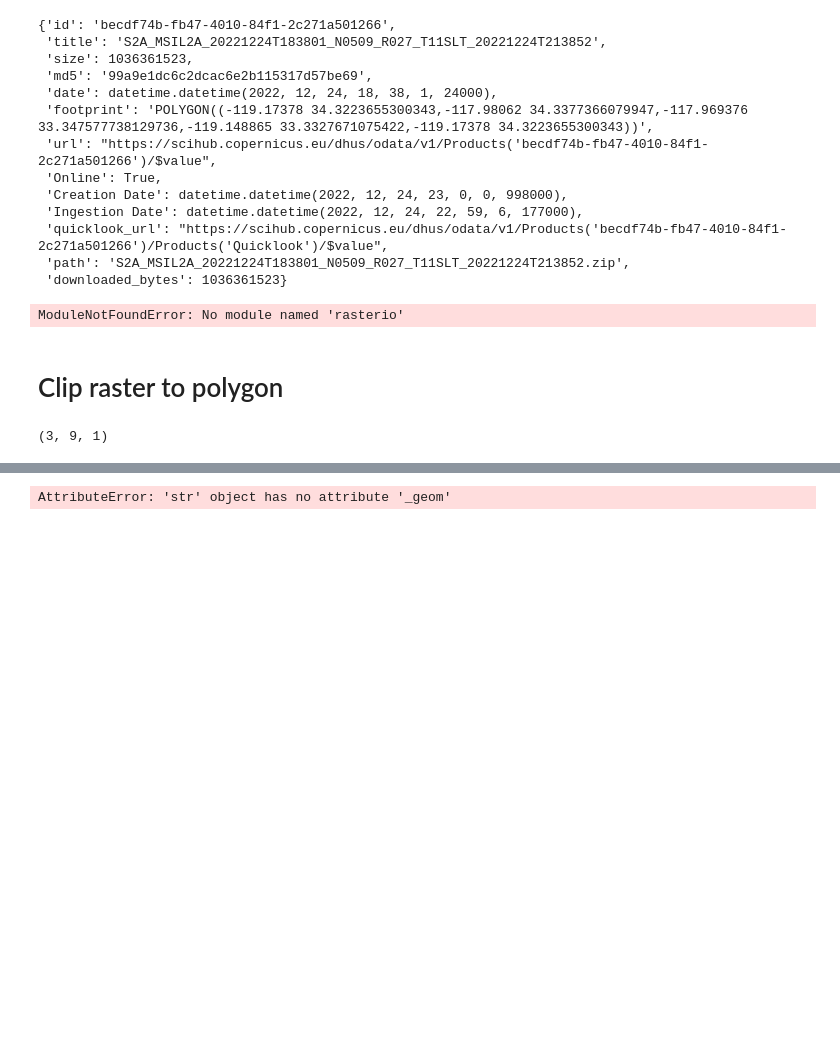
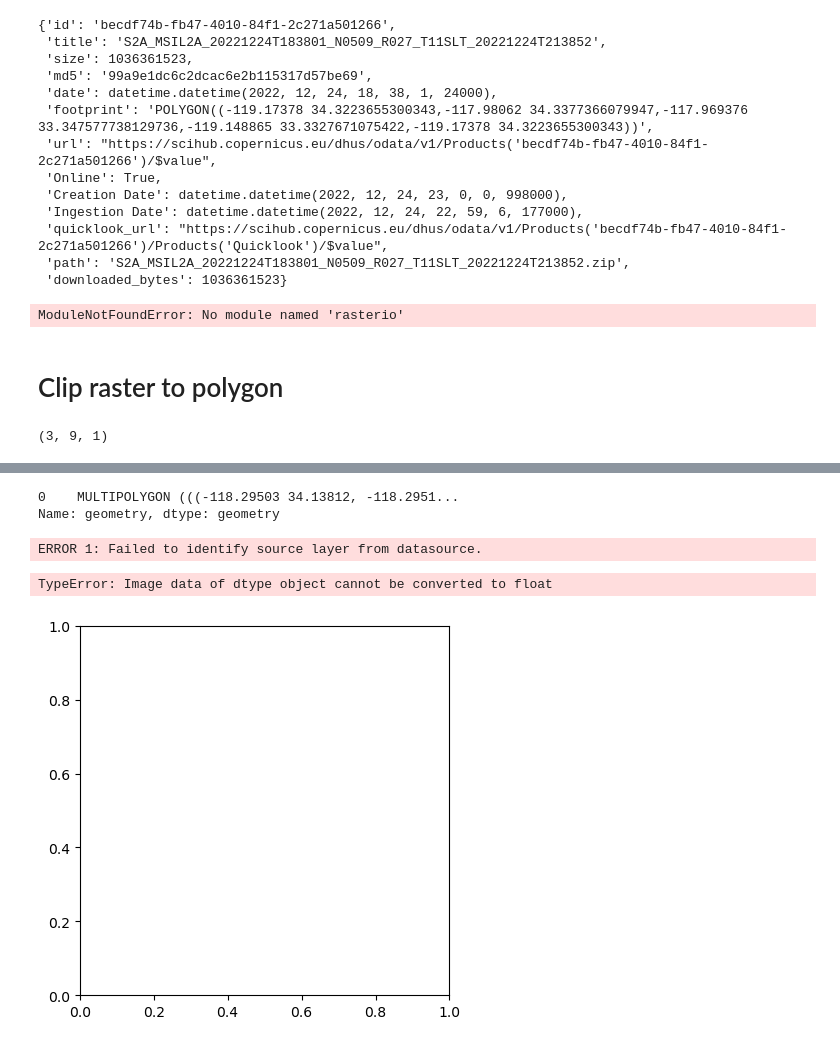
Before and after one commit to sralter/classifire, a Jupyter notebook: 01_capstone_notebooks/alter_samuel_capstone_satimagery.ipynb, the cells around one changed output, grey strips where cells are left out. Cells and saved outputs as stored; diff of their text form; code cells hidden in the pictures; blank space fills up the shorter version.

Commit message:
updated perimeter and satellite notebooks

```diff
--- a/01_capstone_notebooks/alter_samuel_capstone_satimagery.ipynb
+++ b/01_capstone_notebooks/alter_samuel_capstone_satimagery.ipynb
@@ -154,23 +165,40 @@ shapely.geos.geos_version
-# %%
-# first, merge perimeters
-
-from shapely.ops import cascaded_union
-
-poly='/Users/sra/Desktop/Data_Science_2023/_capstone/00_capstone_data/shapefiles/perimeters_sm/santa_monica_fire_perimeters.geojson'
-
-polygon=[poly]
-
-boundary=gpd.GeoSeries(cascaded_union(polygon))
-
-boundary.plot(color='red')
-plt.show()
-# %% [output]
-AttributeError: 'str' object has no attribute '_geom'
+# %%
+# get coordinates from geometry of sm_perim_merge
+
+sm_perim_merge['geometry']
+# %% [output]
+0    MULTIPOLYGON (((-118.29503 34.13812, -118.2951...
+Name: geometry, dtype: geometry
 # %%
 # https://opensourceoptions.com/blog/how-to-clip-a-raster-to-a-polygon-or-an-extent-with-python-extract-by-mask/
 
 import gdal
 
 fn_in = r"/Users/sra/Desktop/Data_Science_2023/_capstone/00_capstone_data/orthoimagery/2018/ortho_2018_merge_clip.tif"
 fn_clip = '/Users/sra/Desktop/Data_Science_2023/_capstone/00_capstone_data/orthoimagery/2018/ortho_2018_merge_sm_fire.tif'
 fn_poly = r"path/to/polygon.gpkg"
+
+# gdal.Warp(fn_clip, fn_in, cutlineDSName=fn_poly, cutlineLayer='polygon', cropToCutline=True)
+
+# from osgeo import gdal
+# fn_in = r"..\..\course-gdal-python\data\input\USGS_one_meter_x64y486_ID_FEMAHQ_2018.tif"
+fn_in=r'/Users/sra/Desktop/Data_Science_2023/_capstone/00_capstone_data/orthoimagery/2018/ortho_2018_merge_clip.tif'
+
+# fn_poly = r"..\..\course-gdal-python\data\input\polygon.gpkg"
+fn_poly=r'/Users/sra/Desktop/Data_Science_2023/_capstone/00_capstone_data/shapefiles/perimeters_sm/santa_monica_fire_perimeters_le2018_merge.geojson'
+
+# fn_clip = '../data/output/clip_polygon.tif'
+fn_clip='/Users/sra/Desktop/Data_Science_2023/_capstone/00_capstone_data/orthoimagery/2018/ortho_2018_merge_clip_fire.tif'
+
+
+ortho_fire=gdal.Warp(fn_clip, fn_in, cutlineDSName=fn_poly, cutlineLayer='polygon', cropToCutline=True)
+plt.imshow(ortho_fire)
+# gdal.Warp(fn_clip2, fn_in, cutlineDSName=fn_poly, cutlineLayer='polygon', cropToCutline=False)
+# where = "ID = '1'"
+# gdal.Warp(fn_clip_where1, fn_in, cutlineDSName=fn_poly, cutlineLayer='polygon', cropToCutline=True, cutlineWhere=where)
+# where = "ID = '2'"
+# gdal.Warp(fn_clip_where2, fn_in, cutlineDSName=fn_poly, cutlineLayer='polygon', cropToCutline=True, cutlineWhere=where)
+# %% [output]
+ERROR 1: Failed to identify source layer from datasource.
+TypeError: Image data of dtype object cannot be converted to float
+[figure, added]
```
Also changed, not shown: parts of 9 cells of this notebook, 5 other files.
